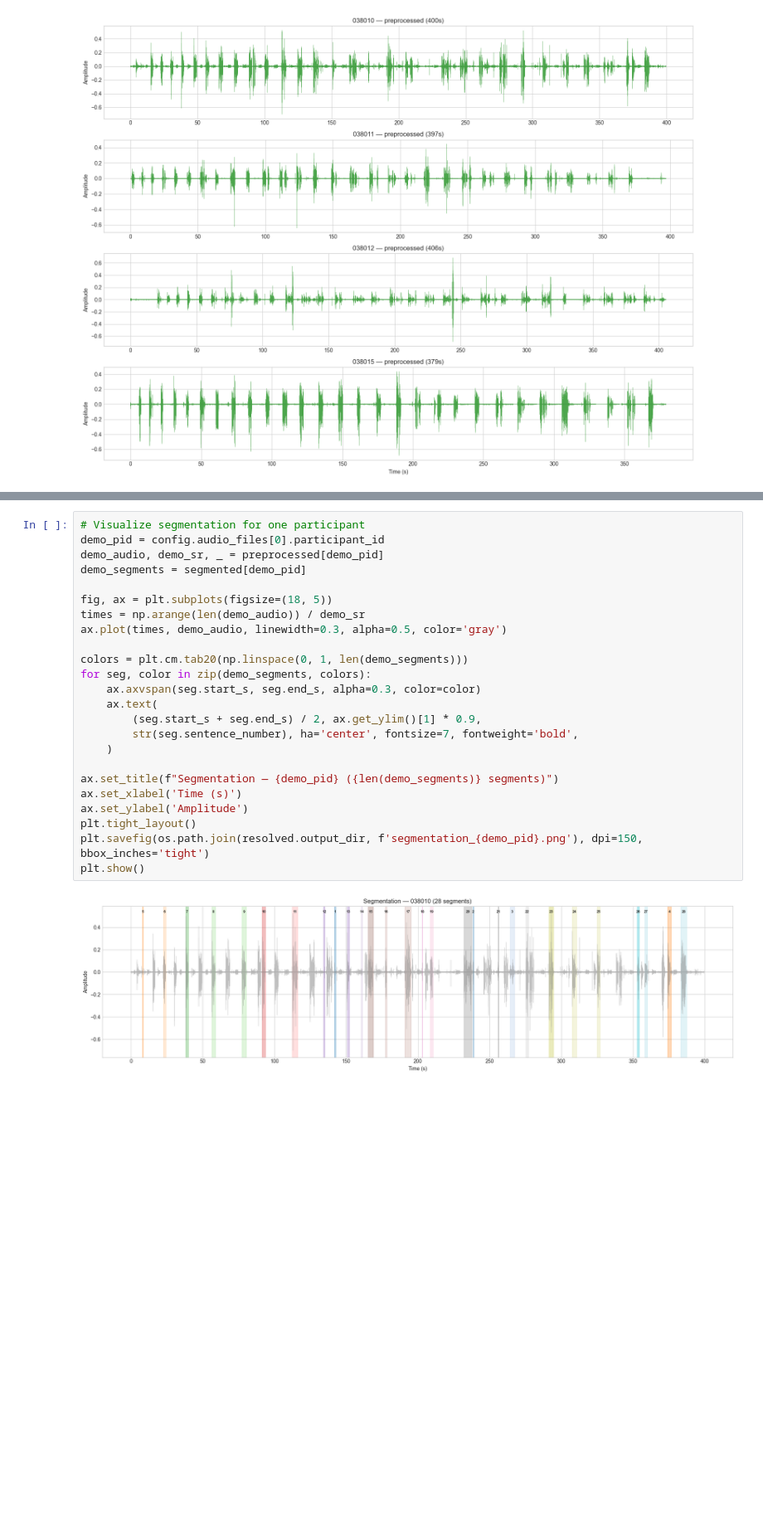
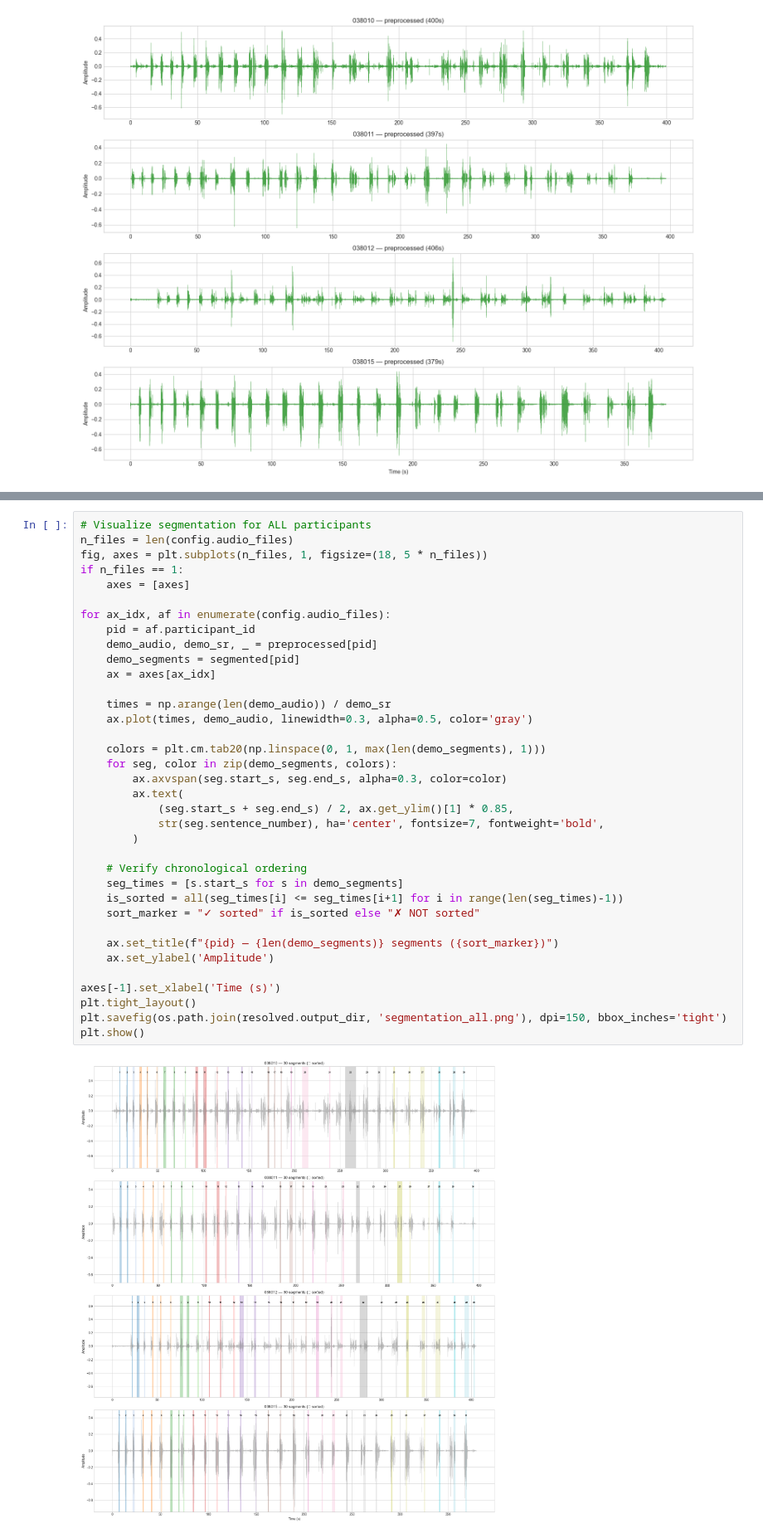
Before and after one commit to gupta-tilak/autoeit_humanai, a Jupyter notebook: AutoEIT_Pipeline.ipynb, the cells around one changed output, grey strips where cells are left out. Shown at 83% size. Drawn from its saved outputs; the diff is of its cells as text; blank space fills up the shorter version.

```diff
--- a/AutoEIT_Pipeline.ipynb
+++ b/AutoEIT_Pipeline.ipynb
@@ -316,29 +313,41 @@ Final segmentation: 18 segments (expected 30). Results may need manual review.
 # %%
-# Visualize segmentation for one participant
-demo_pid = config.audio_files[0].participant_id
-demo_audio, demo_sr, _ = preprocessed[demo_pid]
-demo_segments = segmented[demo_pid]
+# Visualize segmentation for ALL participants
+n_files = len(config.audio_files)
+fig, axes = plt.subplots(n_files, 1, figsize=(18, 5 * n_files))
+if n_files == 1:
+    axes = [axes]
 
-fig, ax = plt.subplots(figsize=(18, 5))
-times = np.arange(len(demo_audio)) / demo_sr
-ax.plot(times, demo_audio, linewidth=0.3, alpha=0.5, color='gray')
+for ax_idx, af in enumerate(config.audio_files):
+    pid = af.participant_id
+    demo_audio, demo_sr, _ = preprocessed[pid]
+    demo_segments = segmented[pid]
+    ax = axes[ax_idx]
 
-colors = plt.cm.tab20(np.linspace(0, 1, len(demo_segments)))
-for seg, color in zip(demo_segments, colors):
-    ax.axvspan(seg.start_s, seg.end_s, alpha=0.3, color=color)
-    ax.text(
-        (seg.start_s + seg.end_s) / 2, ax.get_ylim()[1] * 0.9,
-        str(seg.sentence_number), ha='center', fontsize=7, fontweight='bold',
-    )
+    times = np.arange(len(demo_audio)) / demo_sr
+    ax.plot(times, demo_audio, linewidth=0.3, alpha=0.5, color='gray')
 
-ax.set_title(f"Segmentation — {demo_pid} ({len(demo_segments)} segments)")
-ax.set_xlabel('Time (s)')
-ax.set_ylabel('Amplitude')
+    colors = plt.cm.tab20(np.linspace(0, 1, max(len(demo_segments), 1)))
+    for seg, color in zip(demo_segments, colors):
+        ax.axvspan(seg.start_s, seg.end_s, alpha=0.3, color=color)
+        ax.text(
+            (seg.start_s + seg.end_s) / 2, ax.get_ylim()[1] * 0.85,
+            str(seg.sentence_number), ha='center', fontsize=7, fontweight='bold',
+        )
+
+    # Verify chronological ordering
+    seg_times = [s.start_s for s in demo_segments]
+    is_sorted = all(seg_times[i] <= seg_times[i+1] for i in range(len(seg_times)-1))
+    sort_marker = "✓ sorted" if is_sorted else "✗ NOT sorted"
+
+    ax.set_title(f"{pid} — {len(demo_segments)} segments ({sort_marker})")
+    ax.set_ylabel('Amplitude')
+
+axes[-1].set_xlabel('Time (s)')
 plt.tight_layout()
-plt.savefig(os.path.join(resolved.output_dir, f'segmentation_{demo_pid}.png'), dpi=150, bbox_inches='tight')
+plt.savefig(os.path.join(resolved.output_dir, 'segmentation_all.png'), dpi=150, bbox_inches='tight')
 plt.show()
 # %% [output]
-[figure, old version]
+[figure, new version]
 # %% [markdown]
 ---
 ## 6. ASR Transcription
```
Also changed, not shown: parts of 12 cells of this notebook, 1 other file.
